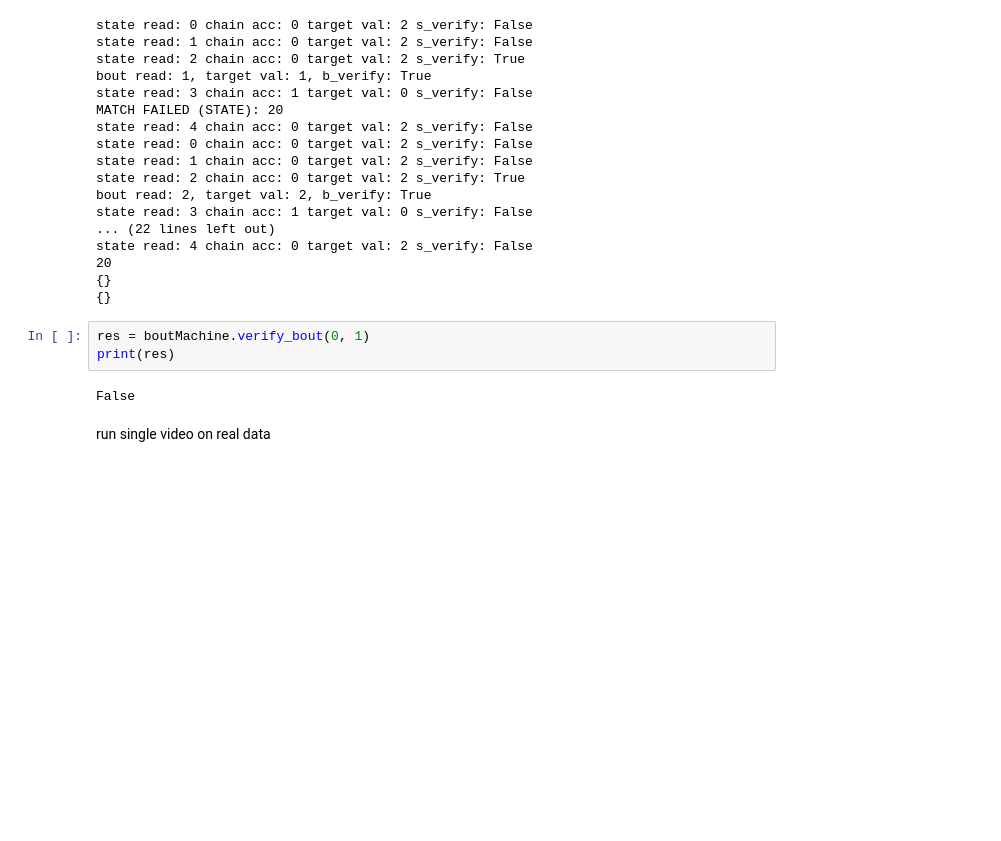
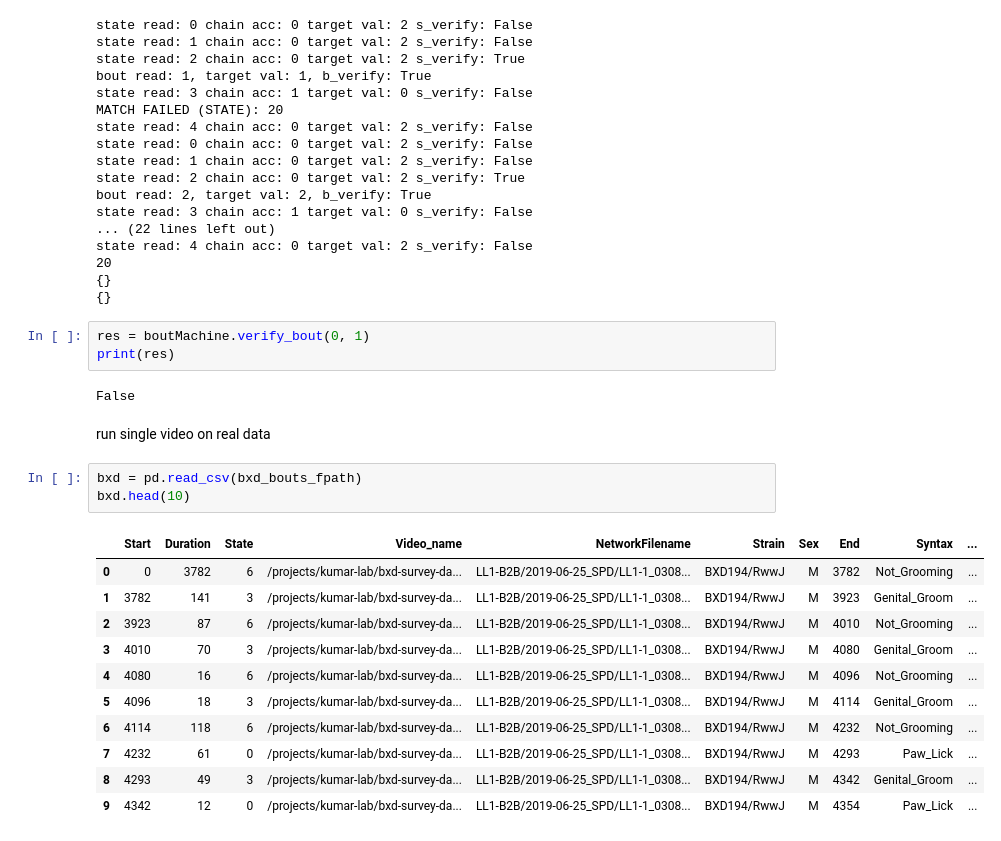
Before and after one commit to brigbrog/Syntactic-Grooming, a Jupyter notebook: bout_machine.ipynb, the cells around one changed output. Cells and saved outputs as stored; diff of their text form; blank space fills up the shorter version.

```diff
--- a/bout_machine.ipynb
+++ b/bout_machine.ipynb
@@ -167,3 +166,18 @@ print(res)
 False
 # %% [markdown]
 run single video on real data
+# %%
+bxd = pd.read_csv(bxd_bouts_fpath)
+bxd.head(10)
+# %% [output]
+|  | Start | Duration | State | Video_name | NetworkFilename | Strain | Sex | End | Syntax | ... |
+| 0 | 0 | 3782 | 6 | /projects/kumar-lab/bxd-survey-da... | LL1-B2B/2019-06-25_SPD/LL1-1_0308... | BXD194/RwwJ | M | 3782 | Not_Grooming | ... |
+| 1 | 3782 | 141 | 3 | /projects/kumar-lab/bxd-survey-da... | LL1-B2B/2019-06-25_SPD/LL1-1_0308... | BXD194/RwwJ | M | 3923 | Genital_Groom | ... |
+| 2 | 3923 | 87 | 6 | /projects/kumar-lab/bxd-survey-da... | LL1-B2B/2019-06-25_SPD/LL1-1_0308... | BXD194/RwwJ | M | 4010 | Not_Grooming | ... |
+| 3 | 4010 | 70 | 3 | /projects/kumar-lab/bxd-survey-da... | LL1-B2B/2019-06-25_SPD/LL1-1_0308... | BXD194/RwwJ | M | 4080 | Genital_Groom | ... |
+| 4 | 4080 | 16 | 6 | /projects/kumar-lab/bxd-survey-da... | LL1-B2B/2019-06-25_SPD/LL1-1_0308... | BXD194/RwwJ | M | 4096 | Not_Grooming | ... |
+| 5 | 4096 | 18 | 3 | /projects/kumar-lab/bxd-survey-da... | LL1-B2B/2019-06-25_SPD/LL1-1_0308... | BXD194/RwwJ | M | 4114 | Genital_Groom | ... |
+| 6 | 4114 | 118 | 6 | /projects/kumar-lab/bxd-survey-da... | LL1-B2B/2019-06-25_SPD/LL1-1_0308... | BXD194/RwwJ | M | 4232 | Not_Grooming | ... |
+| 7 | 4232 | 61 | 0 | /projects/kumar-lab/bxd-survey-da... | LL1-B2B/2019-06-25_SPD/LL1-1_0308... | BXD194/RwwJ | M | 4293 | Paw_Lick | ... |
+| 8 | 4293 | 49 | 3 | /projects/kumar-lab/bxd-survey-da... | LL1-B2B/2019-06-25_SPD/LL1-1_0308... | BXD194/RwwJ | M | 4342 | Genital_Groom | ... |
+| 9 | 4342 | 12 | 0 | /projects/kumar-lab/bxd-survey-da... | LL1-B2B/2019-06-25_SPD/LL1-1_0308... | BXD194/RwwJ | M | 4354 | Paw_Lick | ... |
```
Also changed, not shown: parts of 6 cells of this notebook.
